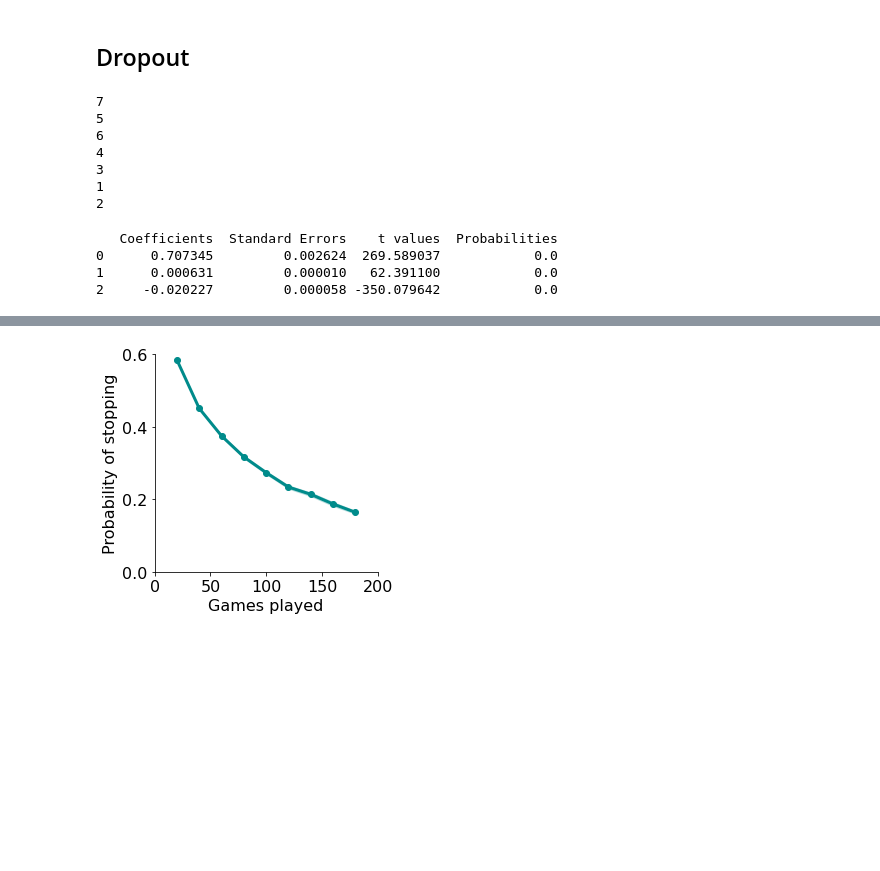
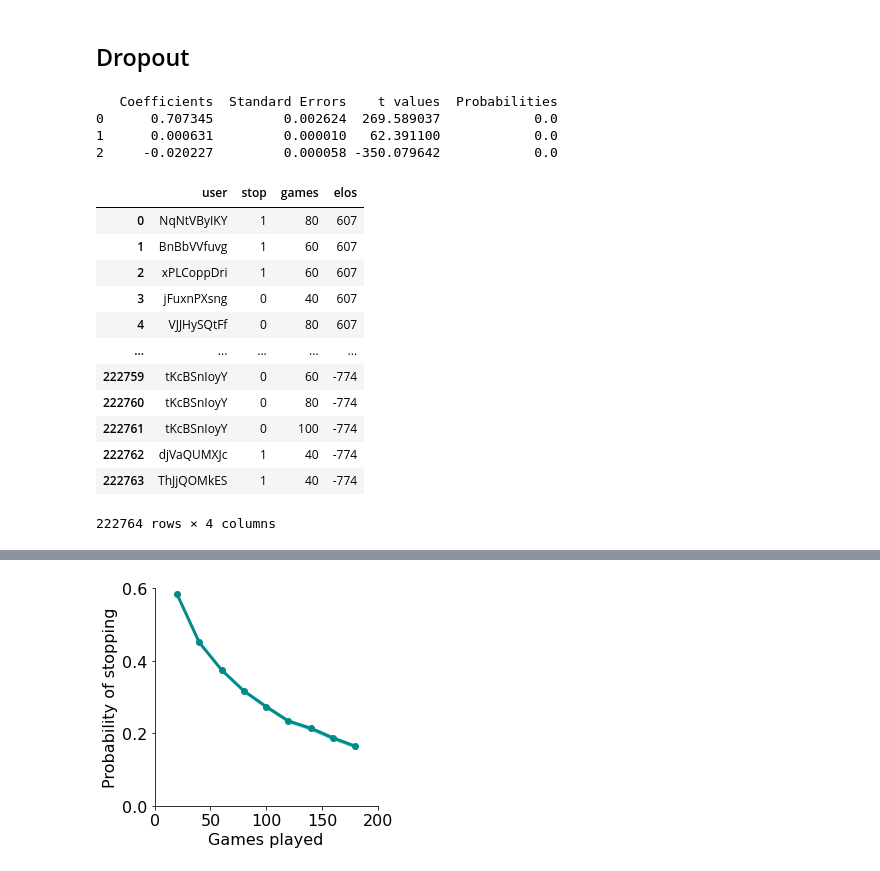
Before and after one commit to ionatankuperwajs/learning-motivation, a Jupyter notebook: dropout_learning.ipynb, the cells around one changed output, grey strips where cells are left out. Cells and saved outputs as stored; diff of their text form; code cells hidden in the pictures; blank space fills up the shorter version.

```diff
--- a/dropout_learning.ipynb
+++ b/dropout_learning.ipynb
@@ -656,6 +659,7 @@ def print_regression_table(X,y,regtype):
     print(myDF3)
 # %%
 # Group values needed for regression
+current_users_all = []
 initial_elos_all = []
 current_elos_all = []
 total_games_all = []
@@ -668,6 +672,7 @@ for ratingID in user_ID:
     if curr_user[0].isnumeric():
         print(curr_user)
     else:
+        current_users_all.append(curr_user)
         total_games = num_games[curr_user]
         total_games_all.append(total_games)
         block = int(np.floor(total_games/20)*20)
@@ -998,6 +1042,7 @@ ax.spines['right'].set_visible(False)
 elo_all = []
 games_all = []
 stop_all = []
+users_all = []
 
 for ratingID in user_ID:
     curr_user = ratingID[0:10]
@@ -1012,58 +1057,60 @@ for ratingID in user_ID:
                 stop_all.append(1)
                 elo_all.append(curr_rating)
                 games_all.append(20)
+                users_all.append(curr_user)
             else:
                 stop_all.append(0)
                 elo_all.append(curr_rating)
                 games_all.append(20)
+                users_all.append(curr_user)
         elif ratingID[11:13] == '20':
             if total_games < 60:
                 stop_all.append(1)
                 elo_all.append(curr_rating)
                 games_all.append(40)
+                users_all.append(curr_user)
             else:
                 stop_all.append(0)
                 elo_all.append(curr_rating)
                 games_all.append(40)
+                users_all.append(curr_user)
         elif ratingID[11:13] == '40':
             if total_games < 80:
                 stop_all.append(1)
                 elo_all.append(curr_rating)
                 games_all.append(60)
+                users_all.append(curr_user)
             else:
                 stop_all.append(0)
                 elo_all.append(curr_rating)
                 games_all.append(60)
+                users_all.append(curr_user)
         elif ratingID[11:13] == '60':
             if total_games < 100:
                 stop_all.append(1)
                 elo_all.append(curr_rating)
                 games_all.append(80)
+                users_all.append(curr_user)
             else:
                 stop_all.append(0)
                 elo_all.append(curr_rating)
                 games_all.append(80)
+                users_all.append(curr_user)
         elif ratingID[11:13] == '80':
             if total_games < 120:
                 stop_all.append(1)
                 elo_all.append(curr_rating)
                 games_all.append(100)
+                users_all.append(curr_user)
             else:
                 stop_all.append(0)
                 elo_all.append(curr_rating)
                 games_all.append(100)
+                users_all.append(curr_user)
 
 elo_all = np.asarray(elo_all)
 games_all = np.asarray(games_all)
 stop_all = np.asarray(stop_all)
-# %% [output]
-7
-5
-6
-4
-3
-1
-2
 # %%
 # Compute a logistic regression
 x_all2 = np.stack((elo_all, games_all)).T
@@ -1073,3 +1120,21 @@ print_regression_table(x_all2, stop_all, 'logistic')
 0      0.707345         0.002624  269.589037            0.0
 1      0.000631         0.000010   62.391100            0.0
 2     -0.020227         0.000058 -350.079642            0.0
+# %%
+# Convert necessary data to pandas
+df_dict = pd.DataFrame({"user": users_all, "stop": stop_all, "games": games_all, "elos": elo_all})
+df_dict
+# %% [output]
+|  | user | stop | games | elos |
+| 0 | NqNtVByIKY | 1 | 80 | 607 |
+| 1 | BnBbVVfuvg | 1 | 60 | 607 |
+| 2 | xPLCoppDri | 1 | 60 | 607 |
+| 3 | jFuxnPXsng | 0 | 40 | 607 |
+| 4 | VJJHySQtFf | 0 | 80 | 607 |
+| ... | ... | ... | ... | ... |
+| 222759 | tKcBSnIoyY | 0 | 60 | -774 |
+| 222760 | tKcBSnIoyY | 0 | 80 | -774 |
+| 222761 | tKcBSnIoyY | 0 | 100 | -774 |
+| 222762 | djVaQUMXJc | 1 | 40 | -774 |
+| 222763 | ThJjQOMkES | 1 | 40 | -774 |
+222764 rows × 4 columns
```
Also changed, not shown: parts of 23 cells of this notebook.
